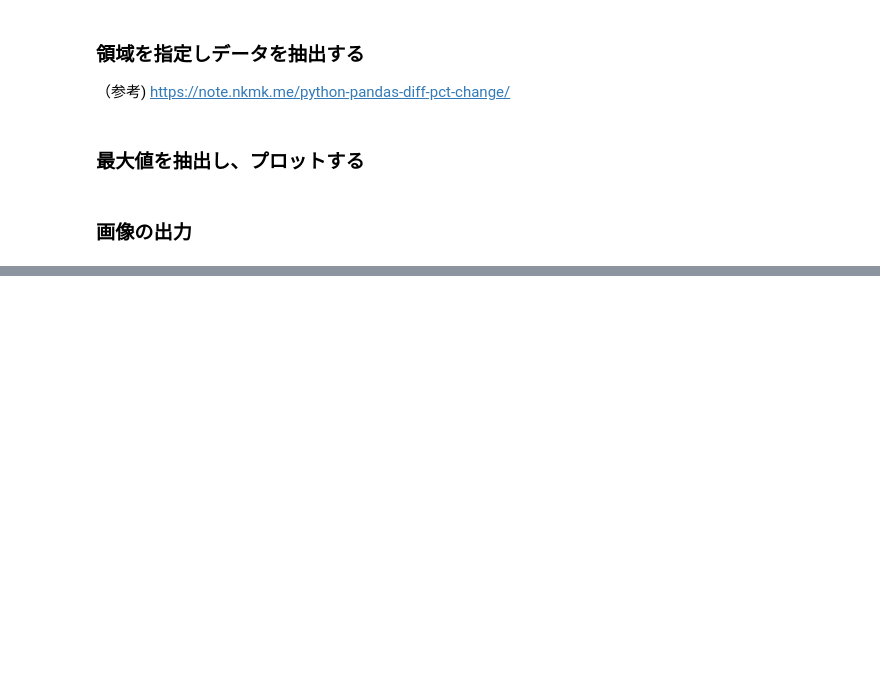
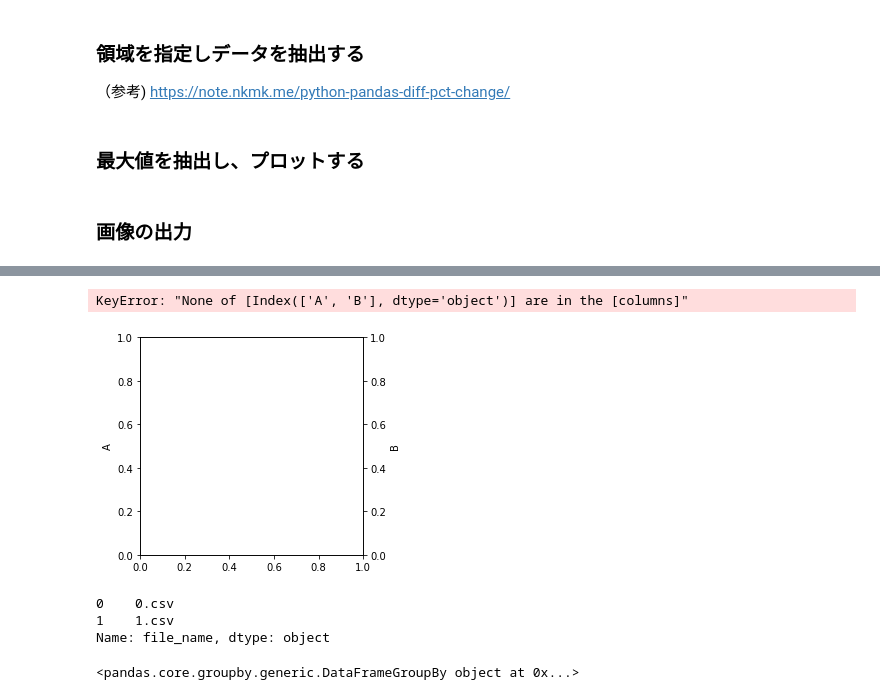
Before and after one commit to tklab717/DataProcessing, a Jupyter notebook: Data_extract_minmax.ipynb, the cells around one changed output, grey strips where cells are left out. Drawn from its saved outputs; the diff is of its cells as text; code cells hidden in the pictures; blank space fills up the shorter version.

```diff
--- a/Data_extract_minmax.ipynb
+++ b/Data_extract_minmax.ipynb
@@ -258,0 +428,47 @@ def output_jpeg(file_name, fig):
+# %%
+
+df1 = data_list[0]
+df2 = data_list[1]
+# %%
+a = pd.concat([df1.A,df2.A,df1.F_V_down,df2.F_V_down],axis=1)
+# %%
+a.columns=['A', 'B','C','D']
+# %%
+
+fig = plt.figure(figsize=(4,4))
+ax１ = fig.add_subplot(111)
+ax2 = ax1.twinx()
+ax1.set_ylabel("A")
+ax2.set_ylabel("B")
+ax1.plot(a[["A","B"]])
+ax2.plot(a[["C","D"]])
+
+
+
+
+
+#fig.show()
+#a.plot(secondary_y=['C','D'], ax = ax2)
+
+
+
+#ax.set_ylabel("B")
+# TITLEを設定
+#ax.set_title("TEST")
+# X軸の範囲
+#ax.set_xlim(0,2*np.pi)
+# Y軸の範囲
+#ax.set_ylim(-1,1)
+# X軸のTick（目盛）の位置を設定
+#ax.set_xticks([0, np.pi, np.pi*2])
+# X軸のTick（目盛）の表記を設定
+#ax.set_xticklabels([0, 'π', '2π'])
+# Y軸のTick（目盛）の位置を設定
+#ax.set_yticks([-1, -0.5, 0, 0.5, 1])
+# X軸のラベルを設定
+#ax.set_label('X [RAD]')
+# グラフ表示
+plt.show()
+# %% [output]
+KeyError: "None of [Index(['A', 'B'], dtype='object')] are in the [columns]"
+[figure, added]
@@ -258,0 +477,10 @@ def output_jpeg(file_name, fig):
+# %%
+df_g.get_group((1000,1)).file_name
+# %% [output]
+0    0.csv
+1    1.csv
+Name: file_name, dtype: object
+# %%
+df_g
+# %% [output]
+<pandas.core.groupby.generic.DataFrameGroupBy object at 0x...>
```
Also changed, not shown: parts of 31 cells of this notebook.
